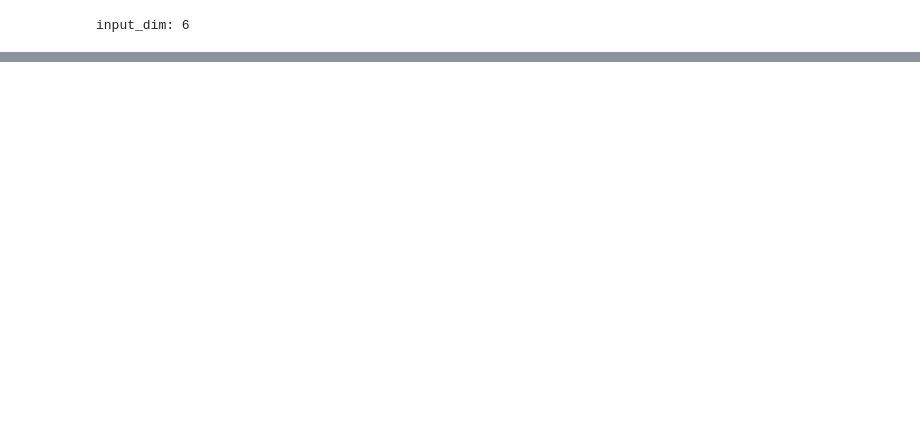
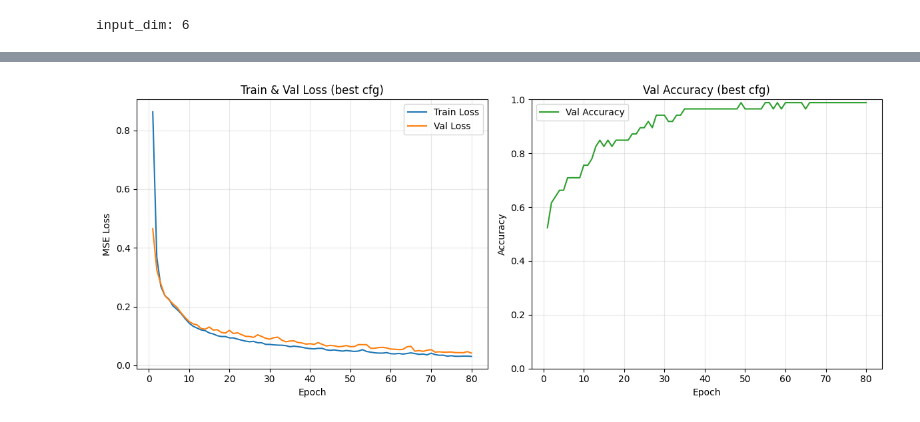
Before and after one commit to Mikael31/neural-network, a Jupyter notebook: Monk dataset.ipynb, the cells around one changed output, grey strips where cells are left out. Cells and saved outputs as stored; diff of their text form; code cells hidden in the pictures; blank space fills up the shorter version.

```diff
--- a/Monk dataset.ipynb
+++ b/Monk dataset.ipynb
@@ -219,0 +579,86 @@ plt.show()
+# %%
+# Accuracy-Kurve über Epochen für die beste Konfiguration (aus Nested CV)
+import numpy as np
+import matplotlib.pyplot as plt
+
+# Wir trainieren die best_cfg erneut und zeichnen Val-Accuracy je Epoche auf.
+# Nutzung ausschließlich der vorhandenen network-Klassen.
+
+def train_with_acc_history(X_tr, y_tr, X_val, y_val, cfg, seed=123):
+    np.random.seed(seed)
+    model = build_model(X_tr.shape[1], cfg['hidden_sizes'])
+    loss_fn = MSELoss()
+    optimizer = AdamWOptimizer(model, learning_rate=cfg['learning_rate'], weight_decay=cfg['weight_decay'])
+    train_loader = make_loader(X_tr, y_tr, batch_size=cfg['batch_size'], shuffle=True)
+    val_loader   = make_loader(X_val, y_val, batch_size=cfg['batch_size'], shuffle=False)
+    train_loss_hist = []
+    val_loss_hist   = []
+    val_acc_hist    = []
+    for _ in range(cfg['num_epochs']):
+        # Train
+        train_losses = []
+        for xb, yb in train_loader:
+            yp = model.forward(xb)
+            l  = loss_fn.forward(yp, yb)
+            g  = loss_fn.backward()
+            model.backward(g)
+            optimizer.step()
+            train_losses.append(l)
+        # Validate
+        val_losses = []
+        preds_all = []
+        ys_all    = []
+        for xb, yb in val_loader:
+            yp = model.forward(xb)
+            l  = loss_fn.forward(yp, yb)
+            val_losses.append(l)
+            preds_all.append(yp)
+            ys_all.append(yb)
+        mean_train = float(np.mean(train_losses))
+        mean_val   = float(np.mean(val_losses))
+        p = np.concatenate(preds_all, axis=0)
+        y_true = np.concatenate(ys_all, axis=0)
+        thr = float(np.median(p))
+        pred_bin = (p >= thr).astype(np.float32)
+        acc = float((pred_bin == y_true).sum() / y_true.size)
+        train_loss_hist.append(mean_train)
+        val_loss_hist.append(mean_val)
+        val_acc_hist.append(acc)
+    return {
+        'model': model,
+        'train_loss_history': train_loss_hist,
+        'val_loss_history': val_loss_hist,
+        'val_acc_history': val_acc_hist,
+    }
+
+# Safeguard: Falls best_cfg nicht existiert (Zelle nicht ausgeführt)
+try:
+    hist_run = train_with_acc_history(
+        X_trainval, y_trainval, X_test, y_test, best_cfg, seed=2025
+    )
+    epochs = np.arange(1, len(hist_run['train_loss_history']) + 1)
+    plt.figure(figsize=(12, 5))
+    # Loss
+    plt.subplot(1, 2, 1)
+    plt.plot(epochs, hist_run['train_loss_history'], label='Train Loss')
+    plt.plot(epochs, hist_run['val_loss_history'], label='Val Loss')
+    plt.xlabel('Epoch')
+    plt.ylabel('MSE Loss')
+    plt.title('Train & Val Loss (best cfg)')
+    plt.legend()
+    plt.grid(alpha=0.3)
+    # Accuracy
+    plt.subplot(1, 2, 2)
+    plt.plot(epochs, hist_run['val_acc_history'], color='tab:green', label='Val Accuracy')
+    plt.xlabel('Epoch')
+    plt.ylabel('Accuracy')
+    plt.title('Val Accuracy (best cfg)')
+    plt.ylim(0.0, 1.0)
+    plt.legend()
+    plt.grid(alpha=0.3)
+    plt.tight_layout()
+    plt.show()
+except NameError:
+    print('Bitte zuerst die Nested-CV-Zelle ausführen, damit best_cfg/X_trainval/y_trainval/X_test/y_test verfügbar sind.')
+# %% [output]
+[figure, added]
```
Also changed, not shown: parts of 18 cells of this notebook, 4 other files.
